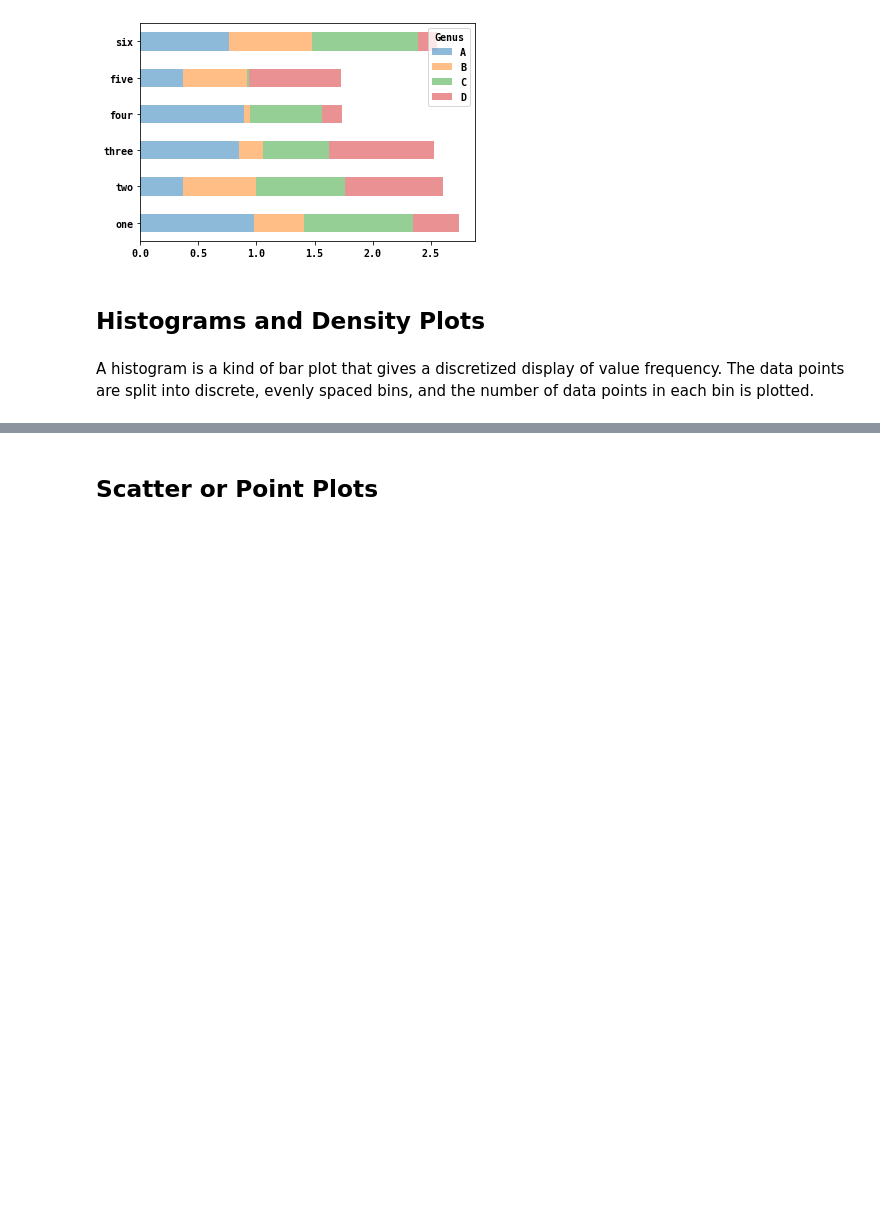
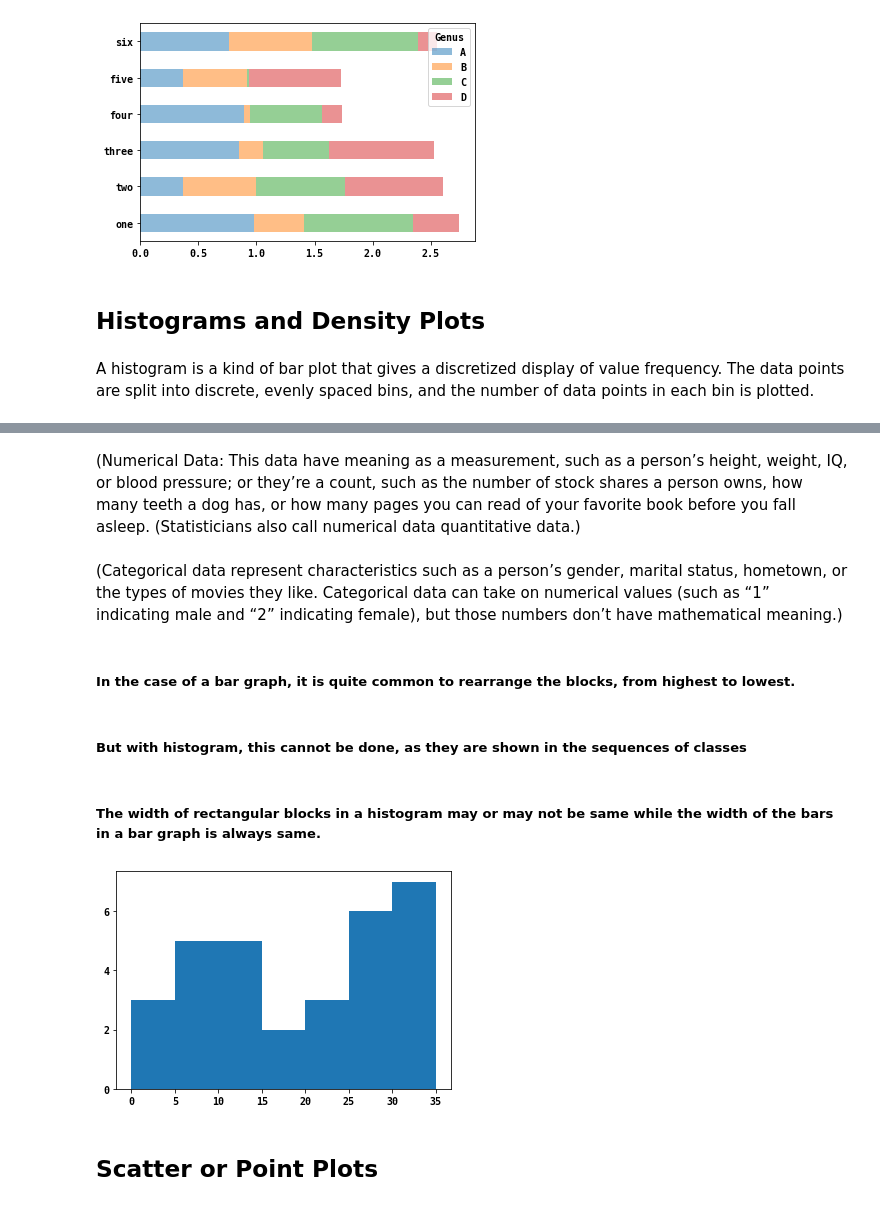
Before and after one commit to Spartan-119/Python-for-Data-Science, a Jupyter notebook: Plotting and Visualization.ipynb, the cells around one changed output, grey strips where cells are left out. Cells and saved outputs as stored; diff of their text form; code cells hidden in the pictures; blank space fills up the shorter version.

```diff
--- a/Plotting and Visualization.ipynb
+++ b/Plotting and Visualization.ipynb
@@ -377,2 +392,21 @@ points in each bin is plotted.
+# %% [markdown]
+(Numerical Data: This data have meaning as a measurement, such as a person’s height, weight, IQ, or blood pressure; or they’re a count, such as the number of stock shares a person owns, how many teeth a dog has, or how many pages you can read of your favorite book before you fall asleep. (Statisticians also call numerical data quantitative data.)
+# %% [markdown]
+(Categorical data represent characteristics such as a person’s gender, marital status, hometown, or the types of movies they like. Categorical data can take on numerical values (such as “1” indicating male and “2” indicating female), but those numbers don’t have mathematical meaning.)
+# %% [markdown]
+##### In the case of a bar graph, it is quite common to rearrange the blocks, from highest to lowest.
+# %% [markdown]
+##### But with histogram, this cannot be done, as they are shown in the sequences of classes
+# %% [markdown]
+##### The width of rectangular blocks in a histogram may or may not be same while the width of the bars in a bar graph is always same.
+# %%
+sold = [2,2,3, 5,6,7,8,9,10,10,10,10,10,15,15,20,20,20,25,25,25,25,25,25,30,30,30,30,30,30,30]
+price_range = [0,5,10,15,20,25,30,35]
+y_range = [0,2,4,6]
+plt.yticks(y_range)
+plt.hist(sold, bins = price_range)#, rwidth=0.9)
+plt.show()
+# %% [output]
+[figure, added]
 # %% [markdown]
 ## Scatter or Point Plots
```
Also changed, not shown: parts of 12 cells of this notebook.
